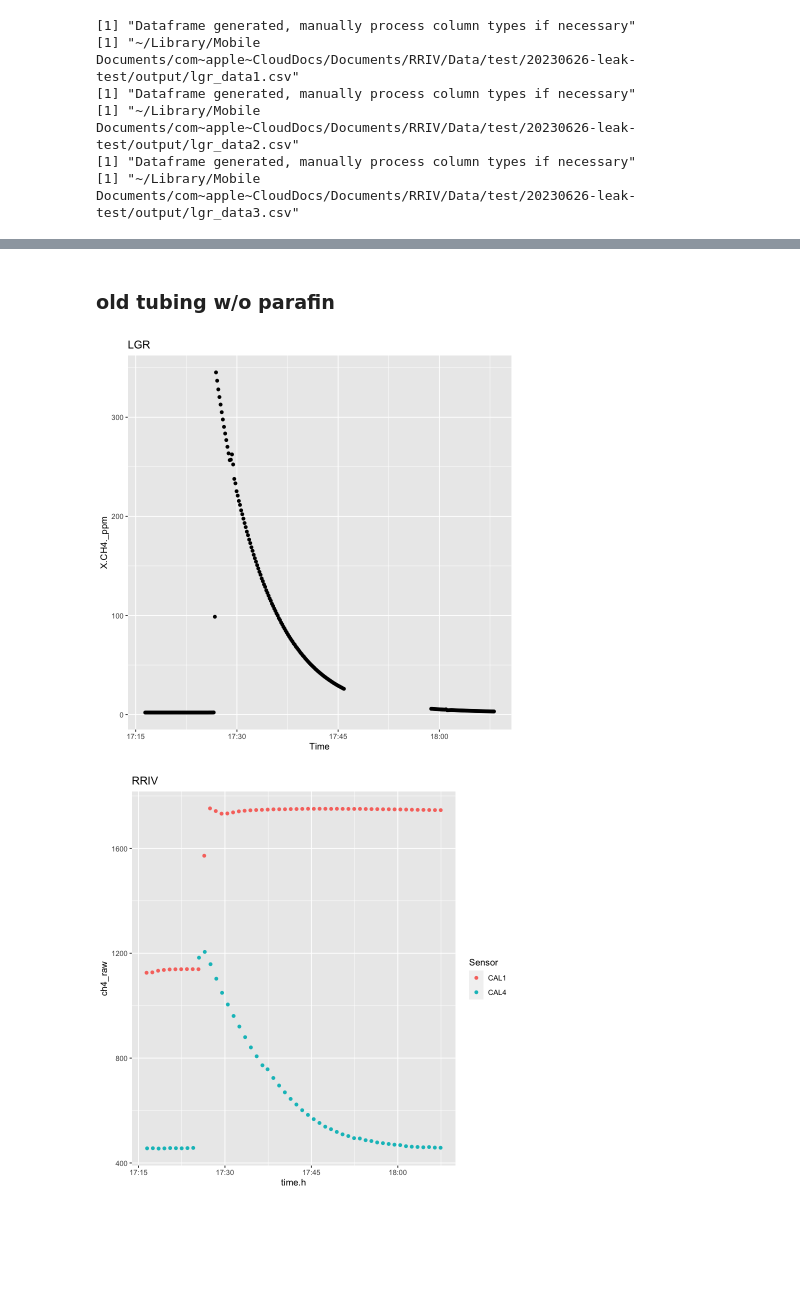
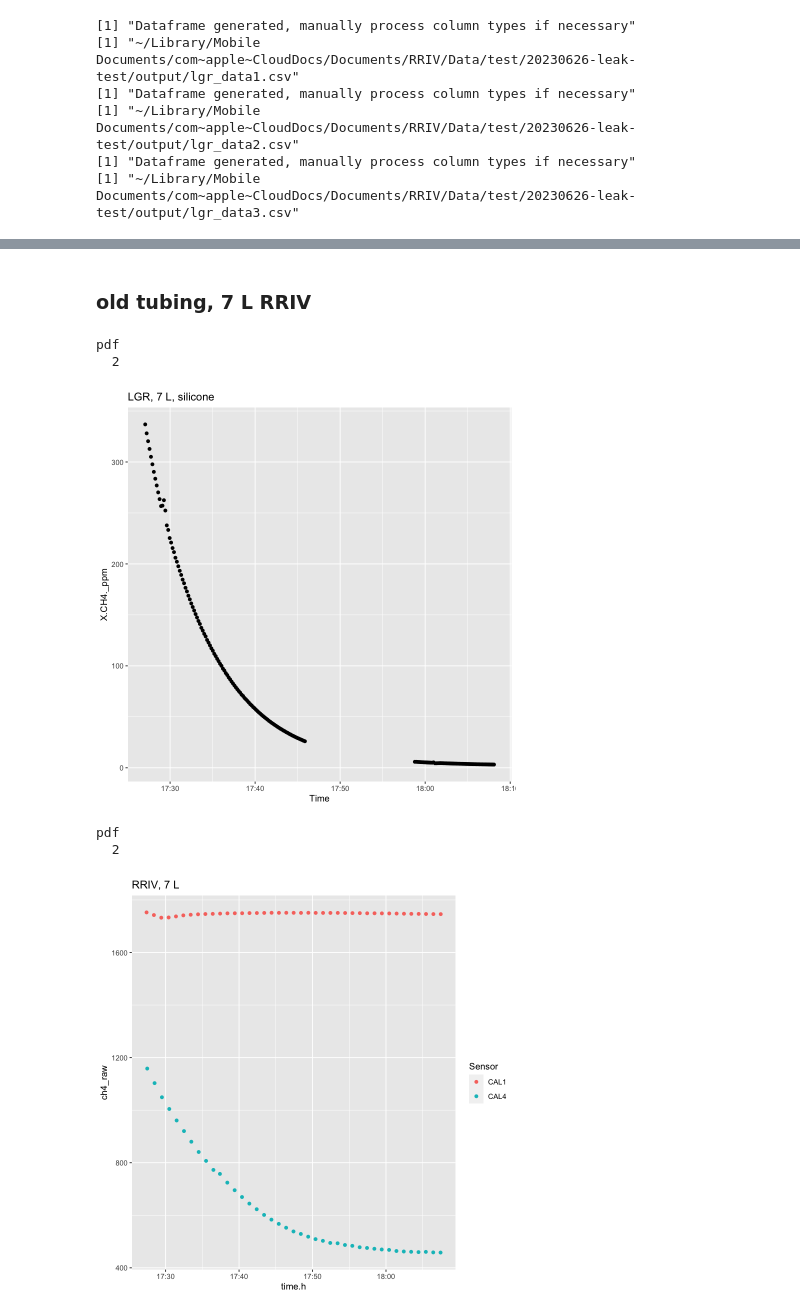
Before and after one commit to rrivirr/SensorDataProcessing, a Jupyter notebook: rriv_methane/anya_methane/lgr_leak_test.ipynb, the cells around one changed output, grey strips where cells are left out. Cells and saved outputs as stored; diff of their text form; code cells hidden in the pictures; blank space fills up the shorter version.

```diff
--- a/rriv_methane/anya_methane/lgr_leak_test.ipynb
+++ b/rriv_methane/anya_methane/lgr_leak_test.ipynb
@@ -71,17 +81,17 @@ UUIDdict=c(
 "57FF6E068387575140070767"="CAL4",
 "50FF74068678545256252467"="CAL5")
 
-rriv_data1<-concat_dirs(directory1, read_rriv_CSV, filePattern=".CSV", minFileSize=400)
+rriv_data1<-concat_dirs(directory2, read_rriv_CSV, filePattern=".CSV", minFileSize=400)
 rriv_data1<-process_rriv_columns(rriv_data1)
 rriv_data1<-createSensorColFromIDs(rriv_data1,idCol = "uuid",dict = UUIDdict)
 saveDFcsv(rriv_data1)
 
-rriv_data2<-concat_dirs(directory2, read_rriv_CSV, filePattern=".CSV", minFileSize=400)
+rriv_data2<-concat_dirs(directory4, read_rriv_CSV, filePattern=".CSV", minFileSize=400)
 rriv_data2<-process_rriv_columns(rriv_data2)
 rriv_data2<-createSensorColFromIDs(rriv_data2,idCol = "uuid",dict = UUIDdict)
 saveDFcsv(rriv_data2)
 
-rriv_data3<-concat_dirs(directory3, read_rriv_CSV, filePattern=".CSV", minFileSize=400)
+rriv_data3<-concat_dirs(directory6, read_rriv_CSV, filePattern=".CSV", minFileSize=400)
 rriv_data3<-process_rriv_columns(rriv_data3)
 rriv_data3<-createSensorColFromIDs(rriv_data3,idCol = "uuid",dict = UUIDdict)
 saveDFcsv(rriv_data3)
@@ -157,17 +160,17 @@ Warning message:
 # head (rriv_data2)
 # head (rriv_data3)
 # %%
-lgr_data1<-concat_dirs(directory4, read_GA_ZIP, filePattern=".zip", minFileSize=400)
+lgr_data1<-concat_dirs(directory1, read_GA_ZIP, filePattern=".zip", minFileSize=400)
     clean_temp()
 lgr_data1$Time<-lubridate::as_datetime(lgr_data1$Time)
 saveDFcsv(lgr_data1)
 
-lgr_data2<-concat_dirs(directory5, read_GA_ZIP, filePattern=".zip", minFileSize=400)
+lgr_data2<-concat_dirs(directory3, read_GA_ZIP, filePattern=".zip", minFileSize=400)
     clean_temp()
 lgr_data2$Time<-lubridate::as_datetime(lgr_data2$Time)
 saveDFcsv(lgr_data2)
 
-lgr_data3<-concat_dirs(directory6, read_GA_ZIP, filePattern=".zip", minFileSize=400)
+lgr_data3<-concat_dirs(directory5, read_GA_ZIP, filePattern=".zip", minFileSize=400)
     clean_temp()
 lgr_data3$Time<-lubridate::as_datetime(lgr_data3$Time)
 saveDFcsv(lgr_data3)
@@ -219,10 +190,11 @@ Traceback:
 # %%
 # start time is the max between the starting points for each range
-# start<-max(range(rriv_data1$time.h,na.rm=TRUE)[1],range(lgr_data1$Time,na.rm=TRUE)[1])
-start<-max(range(rriv_data1$time.h)[1],range(lgr_data1$Time)[1])
+    # start<-max(range(rriv_data1$time.h,na.rm=TRUE)[1],range(lgr_data1$Time,na.rm=TRUE)[1])
+    # start<-max(range(rriv_data1$time.h)[1],range(lgr_data1$Time)[1])
+    start<-lubridate::as_datetime("2023-06-26 19:36:26.981")
 # end time is the min between the ending points for each range
-# end<-min(range(rriv_data1$time.h,na.rm=TRUE)[2],range(lgr_data1$Time,na.rm=TRUE)[2])
-end<-min(range(rriv_data1$time.h)[2],range(lgr_data1$Time)[2])
+    # end<-min(range(rriv_data1$time.h,na.rm=TRUE)[2],range(lgr_data1$Time,na.rm=TRUE)[2])
+    end<-min(range(rriv_data1$time.h)[2],range(lgr_data1$Time)[2])
 
 # subset the rriv data
 rriv_data_overlap1<-rriv_data1[rriv_data1$time.h>start & rriv_data1$time.h<end,]
@@ -296,8 +311,17 @@ ggplot(rriv_data_ol_summary1, aes(x=time.h, y=ch4_raw, color=Sensor))+geom_point
 # %% [markdown]
-### old tubing w/o parafin
+### old tubing, 7 L RRIV
 # %%
-ggplot(lgr_data_overlap2, aes(x=Time, y=X.CH4._ppm))+geom_point()+labs(title="LGR")
-ggplot(rriv_data_ol_summary2, aes(x=time.h, y=ch4_raw, color=Sensor))+geom_point()+labs(title="RRIV")
+b2_lgr<-ggplot(lgr_data_overlap2, aes(x=Time, y=X.CH4._ppm))+geom_point()+labs(title="LGR, 7 L, silicone")
+b2_lgr
+savePlot(b2_lgr,"ch4")
+
+b2_rriv<-ggplot(rriv_data_ol_summary2, aes(x=time.h, y=ch4_raw, color=Sensor))+geom_point()+labs(title="RRIV, 7 L")
+b2_rriv
+savePlot(b2_rriv,"ch4")
 # %% [output]
+pdf
+  2
-[figure, old version]
+[figure, new version]
+pdf
+  2
-[figure, old version]
+[figure, new version]
```
Also changed, not shown: parts of 23 cells of this notebook, 7 other files.
